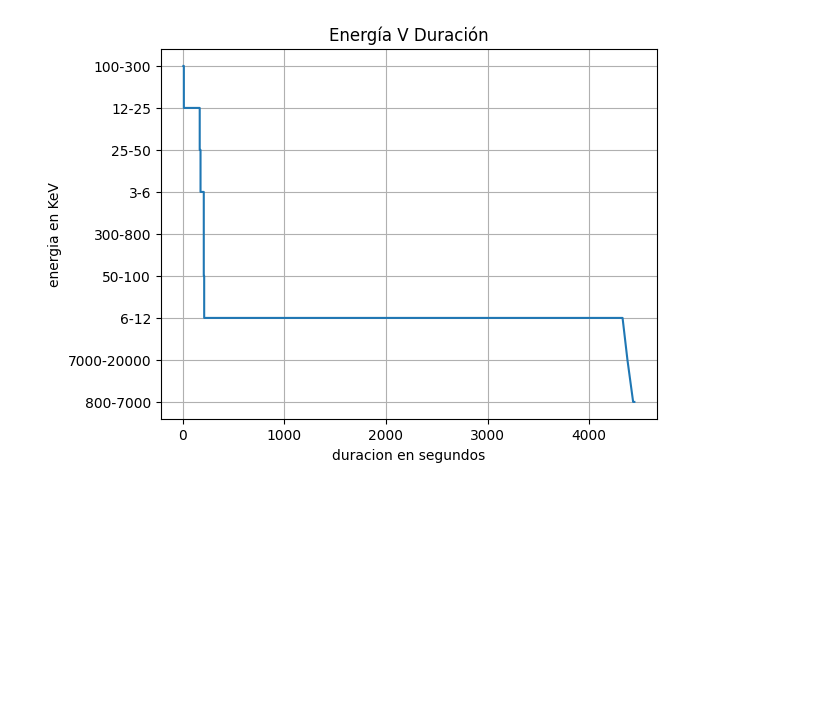
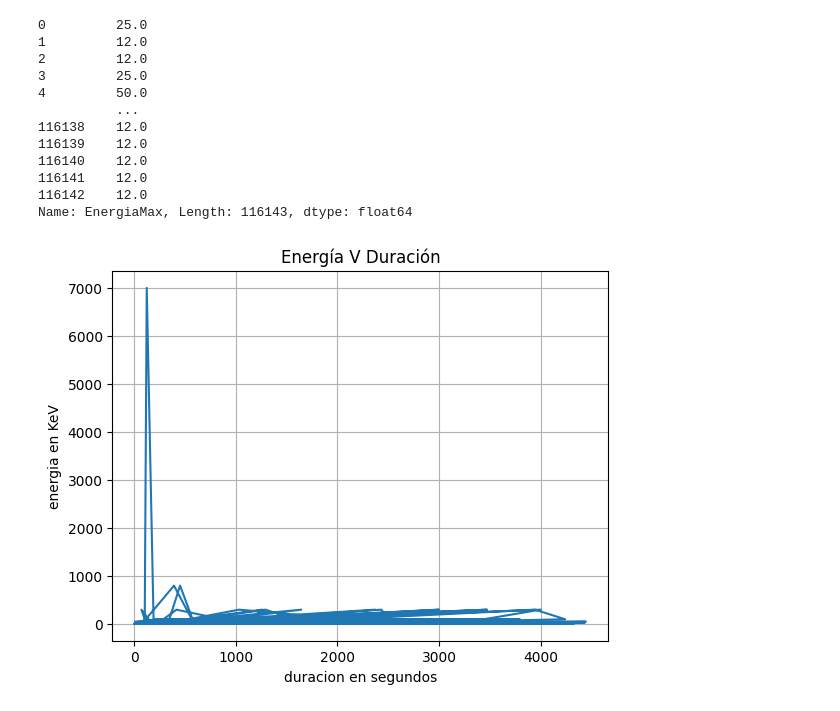
Before and after one commit to Exploratory-Data-Analiysis/Exam_1, a Jupyter notebook: ParcialFC.ipynb, the cells around one changed output. Saved outputs shown, nothing was run; the diff lists cells and outputs as text; code cells hidden in the pictures; blank space fills up the shorter version.

Commit message:
agregue los valores ya transformados a floats en columnas al dataframe

```diff
--- a/ParcialFC.ipynb
+++ b/ParcialFC.ipynb
@@ -6,28 +7,43 @@ import seaborn as sns
 # %%
 file_path = r"C:\Python\HessiSolarFlare2018.csv"  #2002to2018.csv
 df = pd.read_csv(file_path)
 #organizo en otros dataframes las columnas de duracion.s y energia.kev en orden descendente
 Emin = []
 Emax = []
 Eprom = []
 for i in df['energy.kev']:
     result = re.findall(r'[\d\.\d]+', i)
     Emax.append(float(result[1]))
     Emin.append(float(result[0]))
     Eprom.append((float(result[0]) + float(result[1]))/2)
-
+df['EnergiaMin']=Emin
+df['EnergiaMax']=Emax
+df['EnergiaProm']=Eprom
+print(df['EnergiaMax'])
 #df2=df.sort_values(by=['duration.s'],ascending=False)
 #df3=df.sort_values(by=['energy.kev'],ascending=False)
 #Mirando los datos y de que tipo son
 #print(df3['energy.kev'],df2['duration.s'])
 #df2[['duration.s','energy.kev']]
 #TypeEner=df['energy.kev'].dtypes
 #print(TypeEner)
 #imprimo la grafica
-plt.plot(df2['duration.s'],df3['energy.kev'])
+plt.plot(df['duration.s'],df['EnergiaMin'])
 plt.title('Energía V Duración')
 plt.xlabel('duracion en segundos')
 plt.ylabel('energia en KeV')
 plt.grid()
 # %% [output]
+0         25.0
+1         12.0
+2         12.0
+3         25.0
+4         50.0
+          ...
+116138    12.0
+116139    12.0
+116140    12.0
+116141    12.0
+116142    12.0
+Name: EnergiaMax, Length: 116143, dtype: float64
-[figure, old version]
+[figure, new version]
```
Also changed, not shown: parts of 1 cell of this notebook.
